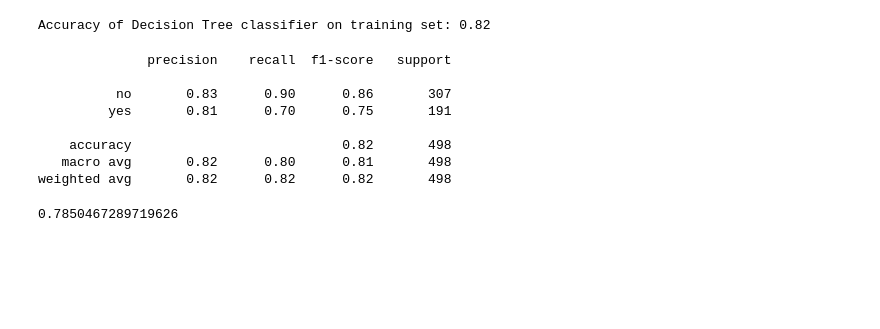
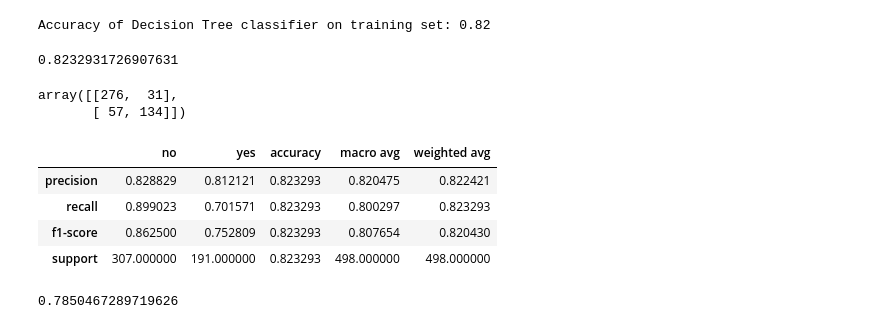
Before and after one commit to DBerchelmann/classification-exercises, a Jupyter notebook: model.ipynb, the cells around one changed output. Cells and saved outputs as stored; diff of their text form; code cells hidden in the pictures; blank space fills up the shorter version.

```diff
--- a/model.ipynb
+++ b/model.ipynb
@@ -256,17 +261,27 @@ print('Accuracy of Decision Tree classifier on training set: {:.2f}'
       .format(clf.score(X_train, y_train)))
 # %% [output]
 Accuracy of Decision Tree classifier on training set: 0.82
+# %%
+accuracy = clf.score(X_train, y_train)
+accuracy
+# %% [output]
+0.8232931726907631
+# %%
+conf = confusion_matrix(y_train, y_pred)
+conf
+# %% [output]
+array([[276,  31],
+       [ 57, 134]])
 # %%
-print(classification_report(y_train, y_pred))
+class_report = classification_report(y_train, y_pred, output_dict=True)
-# %% [output]
-              precision    recall  f1-score   support
-
-          no       0.83      0.90      0.86       307
-         yes       0.81      0.70      0.75       191
-
-    accuracy                           0.82       498
-   macro avg       0.82      0.80      0.81       498
-weighted avg       0.82      0.82      0.82       498
+# %%
+pd.DataFrame(class_report)
+# %% [output]
+|  | no | yes | accuracy | macro avg | weighted avg |
+| precision | 0.828829 | 0.812121 | 0.823293 | 0.820475 | 0.822421 |
+| recall | 0.899023 | 0.701571 | 0.823293 | 0.800297 | 0.823293 |
+| f1-score | 0.862500 | 0.752809 | 0.823293 | 0.807654 | 0.820430 |
+| support | 307.000000 | 191.000000 | 0.823293 | 498.000000 | 498.000000 |
 # %%
 # clf was trained on X_train, y_train
 # To evaluate the model trained on new data, the arguments coming into .score()
```
Also changed, not shown: parts of 2 cells of this notebook.
